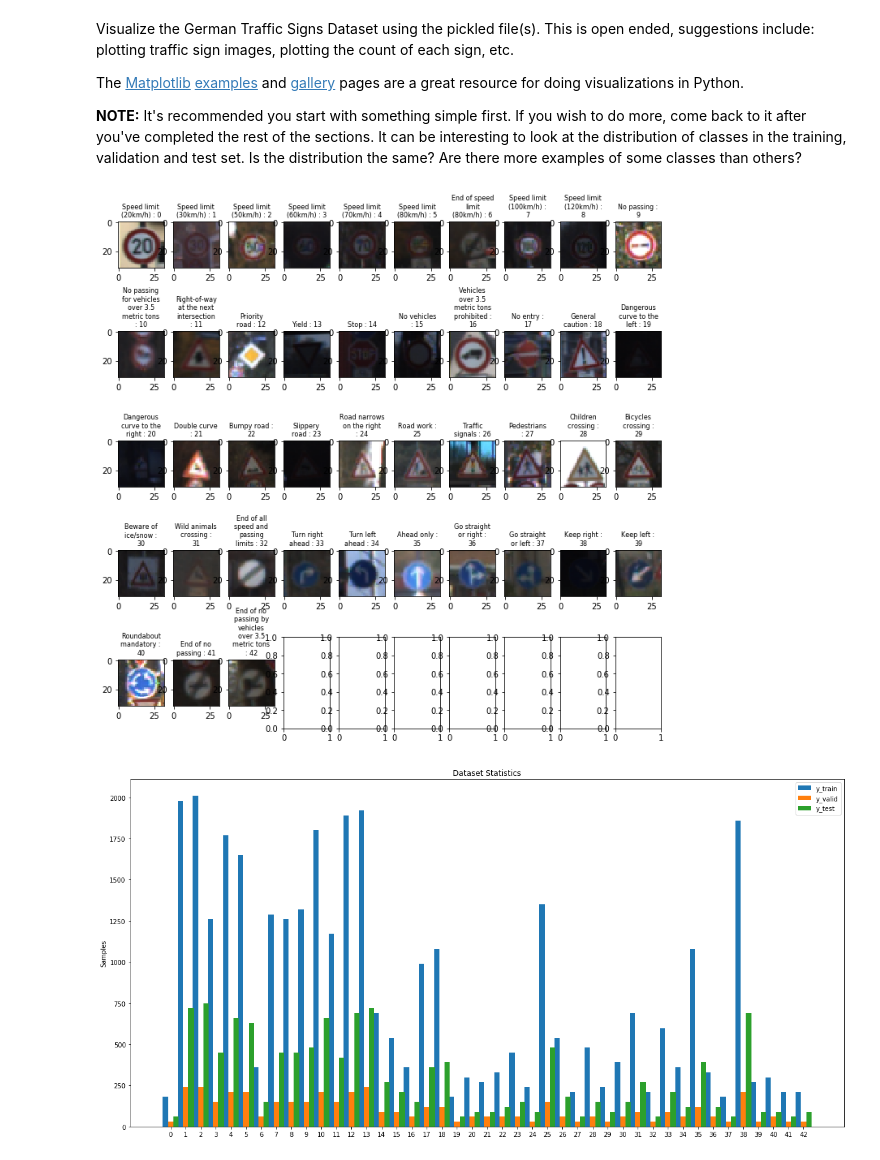
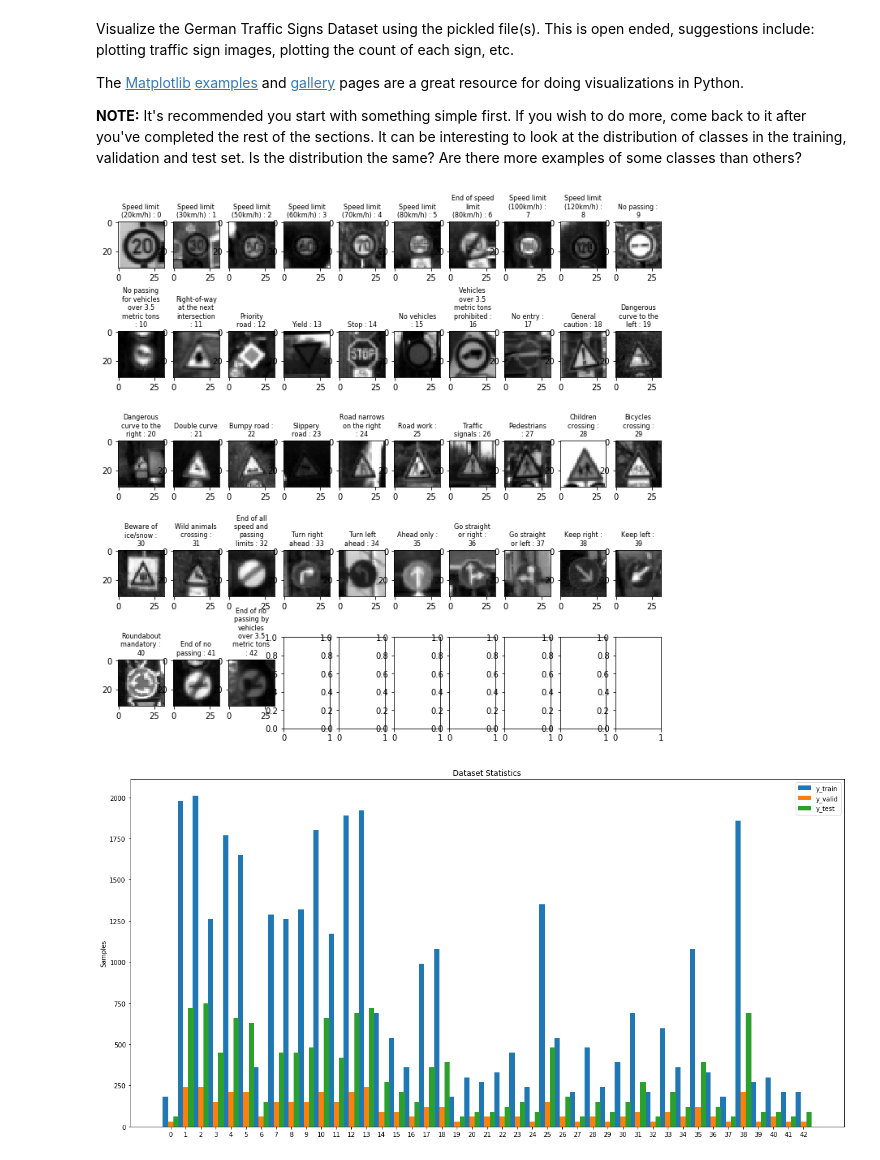
Before and after one commit to ed8808/CarND-Traffic-Sign-Classifier, a Jupyter notebook: Traffic_Sign_Classifier.ipynb, the cells around one changed output. Drawn from its saved outputs; the diff is of its cells as text; code cells hidden in the pictures.

```diff
--- a/Traffic_Sign_Classifier.ipynb
+++ b/Traffic_Sign_Classifier.ipynb
@@ -84,31 +84,43 @@ import matplotlib.pyplot as plt
 # %%
 import csv
 import textwrap
+from skimage.util import img_as_ubyte
+from skimage import exposure
+from skimage.morphology import disk
+from skimage.filters import rank
+import cv2
 
 sample_title=[]
 with open('signnames.csv') as f:
     csv_reader = csv.reader(f, delimiter=',')
     for line in csv_reader:
         sample_title.append(line[1])
 
 sample=[]
 for i in range(n_classes):
     for j in range(len(y_train)):
         if y_train[j] == i:
             sample.append(j)
             break
+
+selem = disk(15)
 _col = 10
 _row = int(np.ceil(n_classes/_col))
 ax=np.array(n_classes, dtype=int)
 f, ax = plt.subplots(_row, _col, figsize=(12,12))
 for i in range(0, _row):
     for j in range(0, _col):
-        ax[i][j].imshow(X_train[sample[i*_col + j]])
+        img = X_train[sample[i*_col + j]]
+        img = cv2.cvtColor(img, cv2.COLOR_BGR2GRAY)
+        #img = img_as_ubyte(img)
+        #img = rank.equalize(img, selem=selem)
+
+        ax[i][j].imshow(img,cmap=plt.cm.gray)
         ax[i][j].set_title(textwrap.fill(sample_title[i*_col+j+1]+" : "+str(int(i*_col+j)), 12), fontsize=8)
         if (i*_col+j) == n_classes-1:
             break
 # %% [output]
-[figure, old version]
+[figure, new version]
 # %%
 import csv
 
```
Also changed, not shown: parts of 8 cells of this notebook, 3 other files.
